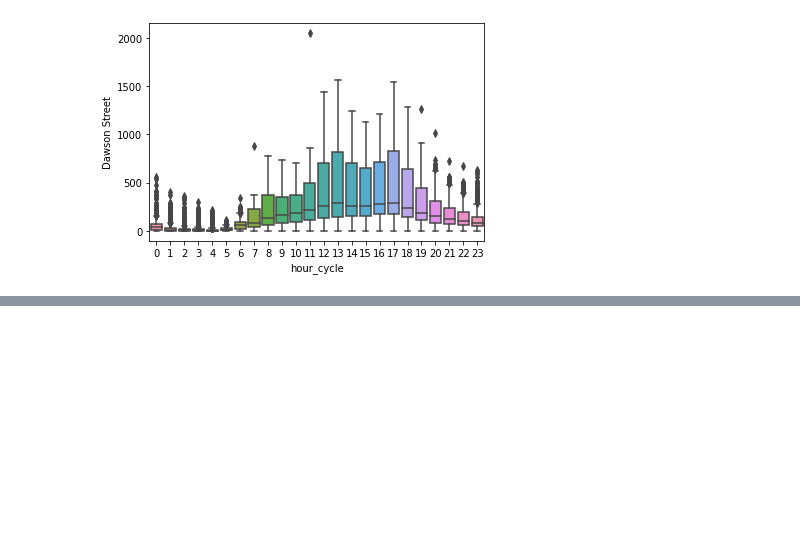
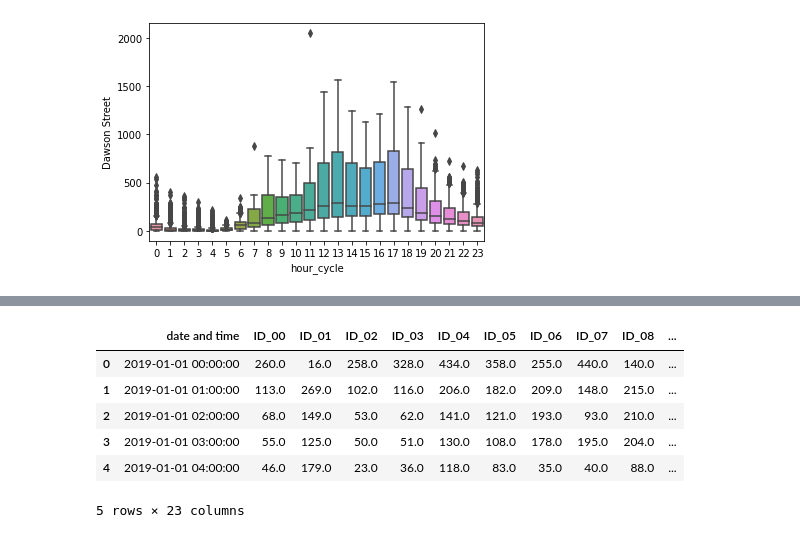
Before and after one commit to Pabaz22/slcities, a Jupyter notebook: notebooks/Merging datasets into dF_VL.ipynb, the cells around one changed output, grey strips where cells are left out. Saved outputs shown, nothing was run; the diff lists cells and outputs as text; code cells hidden in the pictures; blank space fills up the shorter version.

Commit message:
Ajout des dataframe terminés, avec les ID par rue, et les données géospatiales

```diff
--- a/notebooks/Merging datasets into dF_VL.ipynb
+++ b/notebooks/Merging datasets into dF_VL.ipynb
@@ -139,0 +174,12 @@ sns.boxplot(  y="Dawson Street", x= 'hour_cycle', data=final_df_lighting,  orien
+# %%
+compte = pd.read_csv('../slcities/data/counters_ID.csv')
+# %%
+compte.head()
+# %% [output]
+|  | date and time | ID_00 | ID_01 | ID_02 | ID_03 | ID_04 | ID_05 | ID_06 | ID_07 | ID_08 | ... |
+| 0 | 2019-01-01 00:00:00 | 260.0 | 16.0 | 258.0 | 328.0 | 434.0 | 358.0 | 255.0 | 440.0 | 140.0 | ... |
+| 1 | 2019-01-01 01:00:00 | 113.0 | 269.0 | 102.0 | 116.0 | 206.0 | 182.0 | 209.0 | 148.0 | 215.0 | ... |
+| 2 | 2019-01-01 02:00:00 | 68.0 | 149.0 | 53.0 | 62.0 | 141.0 | 121.0 | 193.0 | 93.0 | 210.0 | ... |
+| 3 | 2019-01-01 03:00:00 | 55.0 | 125.0 | 50.0 | 51.0 | 130.0 | 108.0 | 178.0 | 195.0 | 204.0 | ... |
+| 4 | 2019-01-01 04:00:00 | 46.0 | 179.0 | 23.0 | 36.0 | 118.0 | 83.0 | 35.0 | 40.0 | 88.0 | ... |
+5 rows × 23 columns
```
Also changed, not shown: parts of 8 cells of this notebook, 1 other file.
